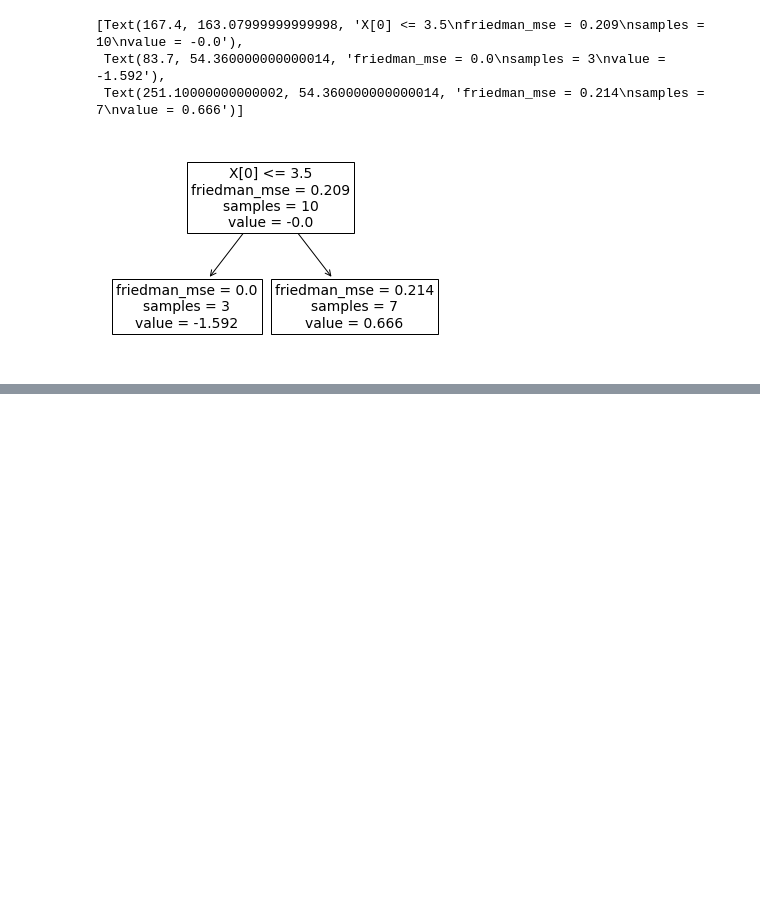
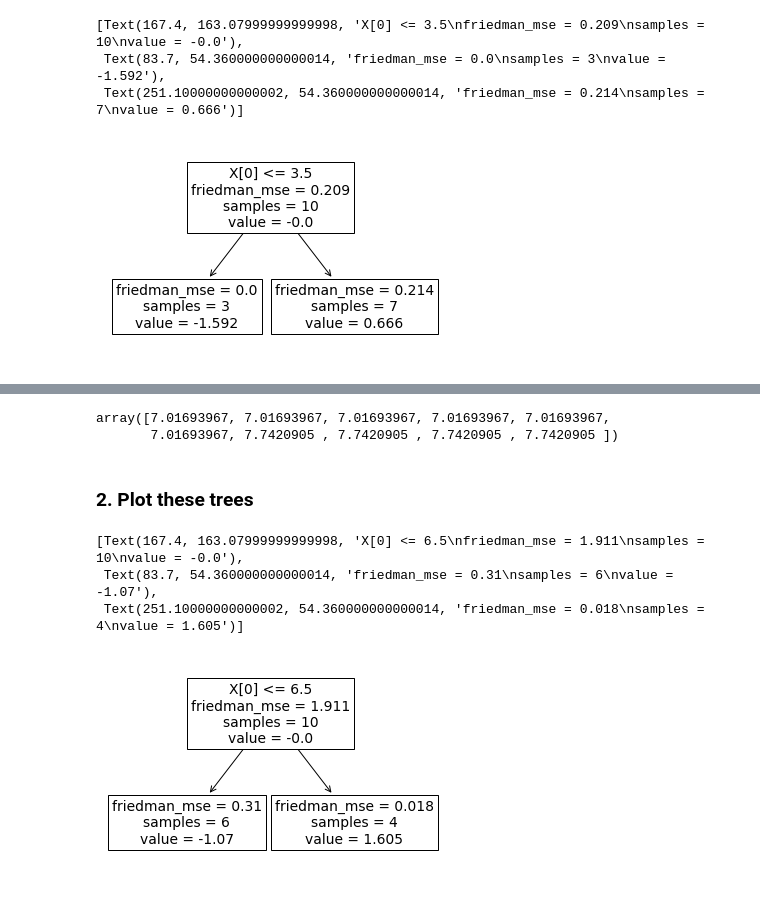
Before and after one commit to SilenceGTX/algorithms, a Jupyter notebook: GBDT.ipynb, the cells around one changed output, grey strips where cells are left out. Saved outputs shown, nothing was run; the diff lists cells and outputs as text; code cells hidden in the pictures; blank space fills up the shorter version.

```diff
--- a/GBDT.ipynb
+++ b/GBDT.ipynb
@@ -398,0 +559,4 @@ df2 = pd.DataFrame({"x":[1, 2, 3, 4, 5, 6, 7, 8, 9, 10],
+# %%
+reg_1 = gradient_boosting.GradientBoostingRegressor(n_estimators=3, max_depth=1)
+# %%
+reg_1.fit(df2[["x"]], df2["y"])
@@ -398,0 +573,14 @@ df2 = pd.DataFrame({"x":[1, 2, 3, 4, 5, 6, 7, 8, 9, 10],
+# %%
+reg_1.predict(df2[["x"]])
+# %% [output]
+array([7.01693967, 7.01693967, 7.01693967, 7.01693967, 7.01693967,
+       7.01693967, 7.7420905 , 7.7420905 , 7.7420905 , 7.7420905 ])
+# %% [markdown]
+### 2. Plot these trees
+# %%
+plot_tree(reg_1.estimators_[0][0]) # 1st tree (split at 6.5)
+# %% [output]
+[Text(167.4, 163.07999999999998, 'X[0] <= 6.5\nfriedman_mse = 1.911\nsamples = 10\nvalue = -0.0'),
+ Text(83.7, 54.360000000000014, 'friedman_mse = 0.31\nsamples = 6\nvalue = -1.07'),
+ Text(251.10000000000002, 54.360000000000014, 'friedman_mse = 0.018\nsamples = 4\nvalue = 1.605')]
+[figure, added]
```
Also changed, not shown: parts of 124 cells of this notebook.
